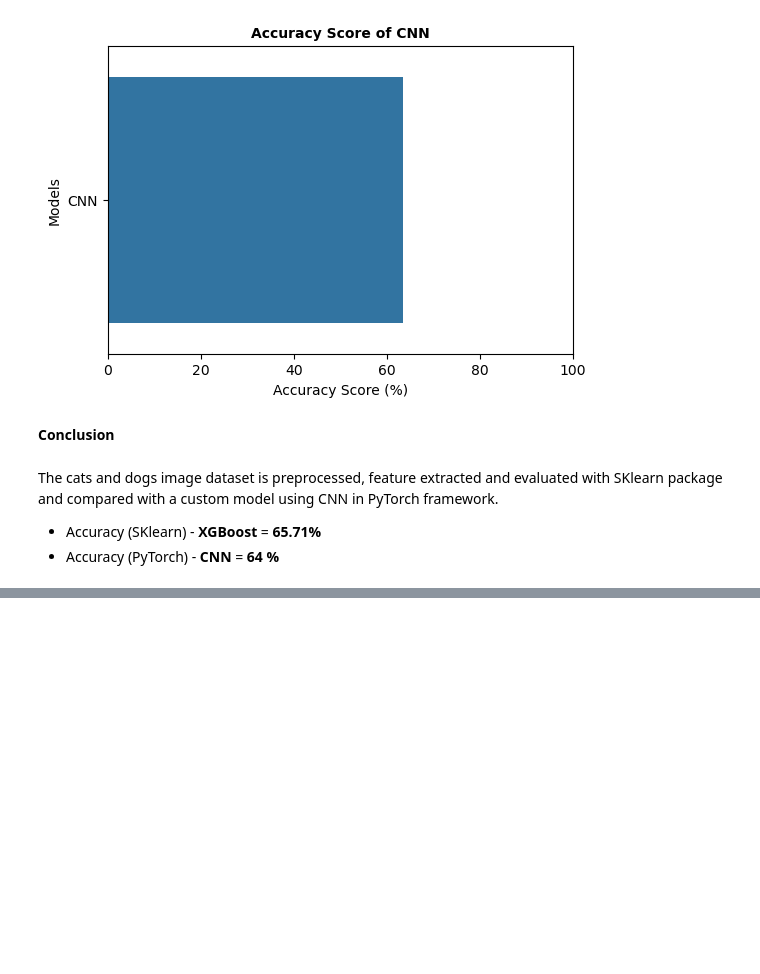
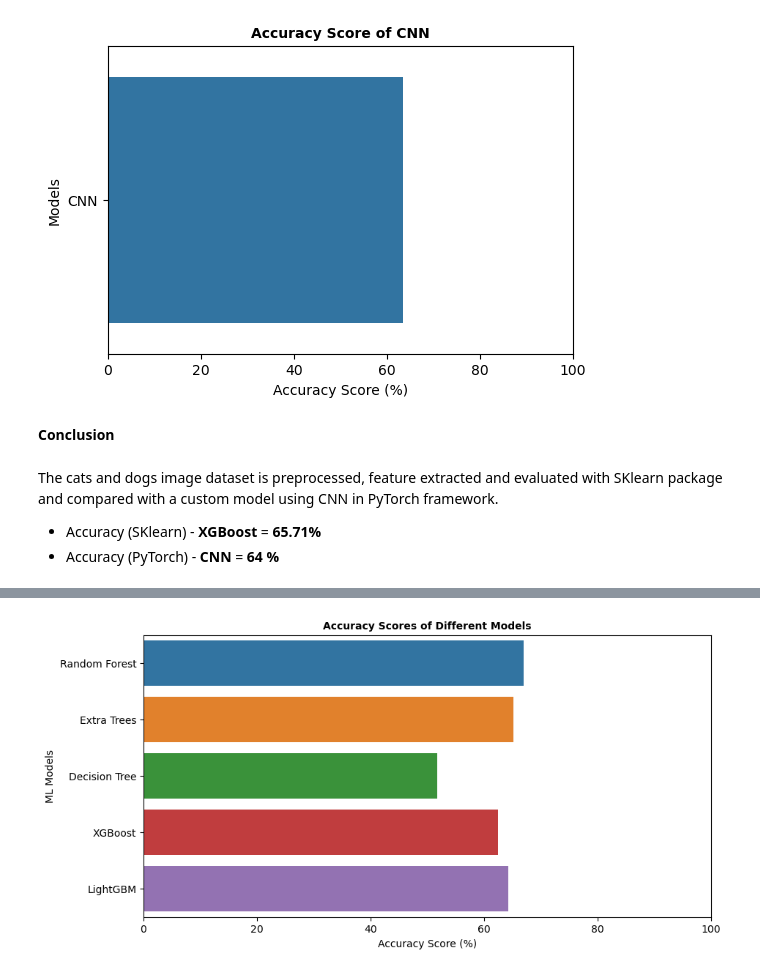
Before and after one commit to yankit247/Cat_or_Dog_Classification_with_SKlearn_PyTorch, a Jupyter notebook: cat-or-dog-classification-with-sklearn-pytorch.ipynb, the cells around one changed output, grey strips where cells are left out. Cells and saved outputs as stored; diff of their text form; code cells hidden in the pictures; blank space fills up the shorter version.

Commit message:
Kaggle Notebook | Cat_or_Dog_Classification_with_SKlearn_PyTorch | Version 3

```diff
--- a/cat-or-dog-classification-with-sklearn-pytorch.ipynb
+++ b/cat-or-dog-classification-with-sklearn-pytorch.ipynb
@@ -212,3 +212,91 @@ The cats and dogs image dataset is preprocessed, feature extracted and evaluated
 
 * Accuracy (SKlearn) - **XGBoost**  = **65.71%**
 * Accuracy (PyTorch) - **CNN**      = **64 %**
+# %%
+import os
+import cv2
+import numpy as np
+import pandas as pd
+from sklearn.model_selection import train_test_split
+from sklearn.preprocessing import StandardScaler
+from sklearn.metrics import accuracy_score, classification_report
+import matplotlib.pyplot as plt
+import seaborn as sns
+
+seed = 42
+train_folder = "/kaggle/input/cats-and-dogs-image-classification/train"
+test_folder = "/kaggle/input/cats-and-dogs-image-classification/test"
+
+# Load and preprocess images
+def load_images(folder):
+    images = []
+    labels = []
+
+    for subfolder in os.listdir(folder):
+        subfolder_path = os.path.join(folder, subfolder)
+        label = 1 if subfolder == 'dogs' else 0
+
+        for imagelist in os.listdir(subfolder_path):
+            image_path = os.path.join(subfolder_path, imagelist)
+            image = cv2.imread(image_path)
+            image = cv2.resize(image, (64, 64))
+            images.append(image)
+            labels.append(label)
+
+    return np.array(images), np.array(labels)
+
+train_images, train_labels = load_images(train_folder)
+test_images, test_labels = load_images(test_folder)
+
+# Flatten and standardize the image data
+flat_train_images = train_images.reshape(train_images.shape[0], -1)
+flat_test_images = test_images.reshape(test_images.shape[0], -1)
+
+scaler = StandardScaler()
+flat_train_images = scaler.fit_transform(flat_train_images)
+flat_test_images = scaler.transform(flat_test_images)
+
+# Split data into training and validation sets
+X_train, X_val, y_train, y_val = train_test_split(flat_train_images, train_labels, test_size=0.2, random_state=seed)
+
+# Define and train machine learning models
+from sklearn.ensemble import RandomForestClassifier, ExtraTreesClassifier
+from sklearn.tree import DecisionTreeClassifier
+import lightgbm as lgb
+import xgboost as xgb
+
+models = {
+    'Random Forest': RandomForestClassifier(random_state=seed),
+    'Extra Trees': ExtraTreesClassifier(random_state=seed),
+    'Decision Tree': DecisionTreeClassifier(random_state=seed),
+    'XGBoost': xgb.XGBClassifier(random_state=seed),
+    'LightGBM': lgb.LGBMClassifier(random_state=seed)
+}
+
+accuracy_scores = {}
+
+for model_name, model in models.items():
+    model.fit(X_train, y_train)
+    pred_labels = model.predict(X_val)
+    accuracy = accuracy_score(y_val, pred_labels)
+    accuracy_scores[model_name] = accuracy
+    print(f"Accuracy Score of {model_name} model: {accuracy}")
+
+# Visualization of Accuracy Scores
+accuracy_scores = {k: v * 100 for k, v in accuracy_scores.items()}
+plt.figure(figsize=(10, 5))
+sns.barplot(x=list(accuracy_scores.values()), y=list(accuracy_scores.keys()), palette='tab10')
+plt.xlim(0, 100)
+plt.xlabel('Accuracy Score (%)')
+plt.ylabel('ML Models')
+plt.title('Accuracy Scores of Different Models', fontsize=10, fontweight='bold')
+plt.show()
+
+# Choose the best model and evaluate on the test set
+best_model_name = max(accuracy_scores, key=accuracy_scores.get)
+best_model = models[best_model_name]
+best_model.fit(flat_train_images, train_labels)
+test_pred_labels = best_model.predict(flat_test_images)
+test_accuracy = accuracy_score(test_labels, test_pred_labels)
+print(f"Accuracy Score on Test Set using {best_model_name}: {test_accuracy}")
+# %% [output]
@@ -214,0 +308 @@ The cats and dogs image dataset is preprocessed, feature extracted and evaluated
+[figure, added]
```
Also changed, not shown: parts of 2 cells of this notebook.
